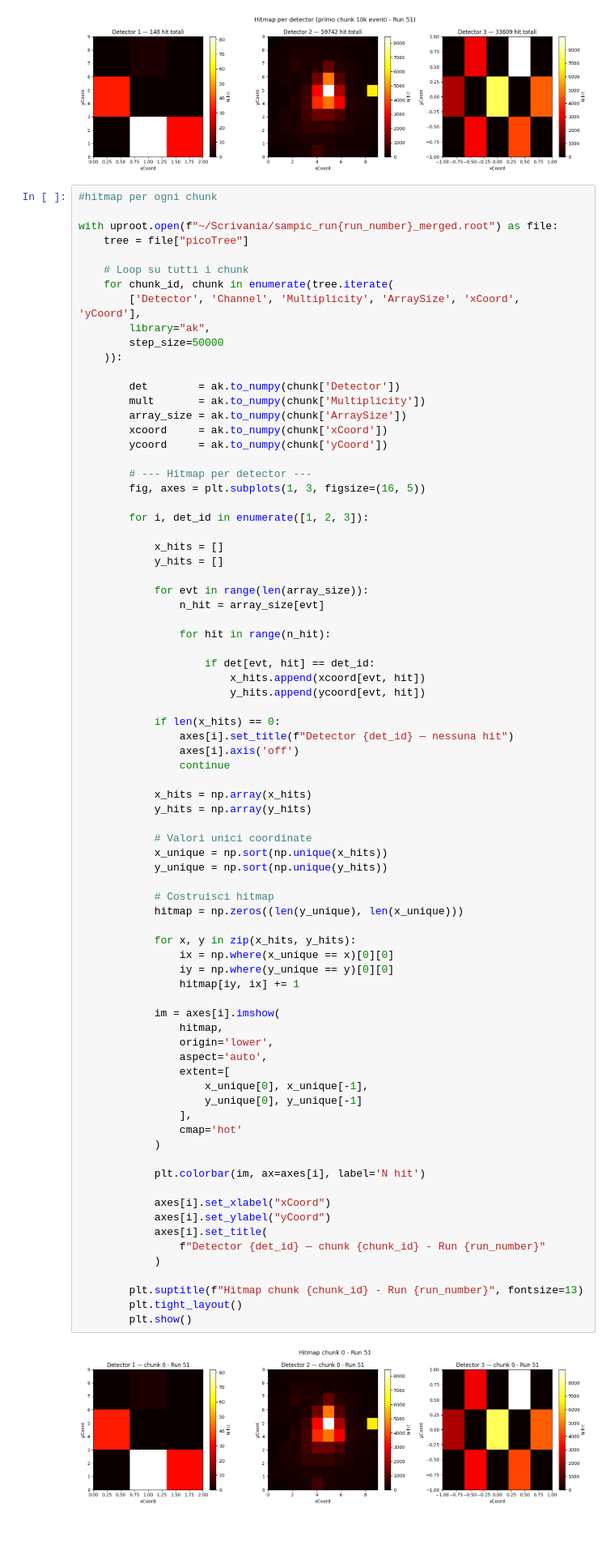
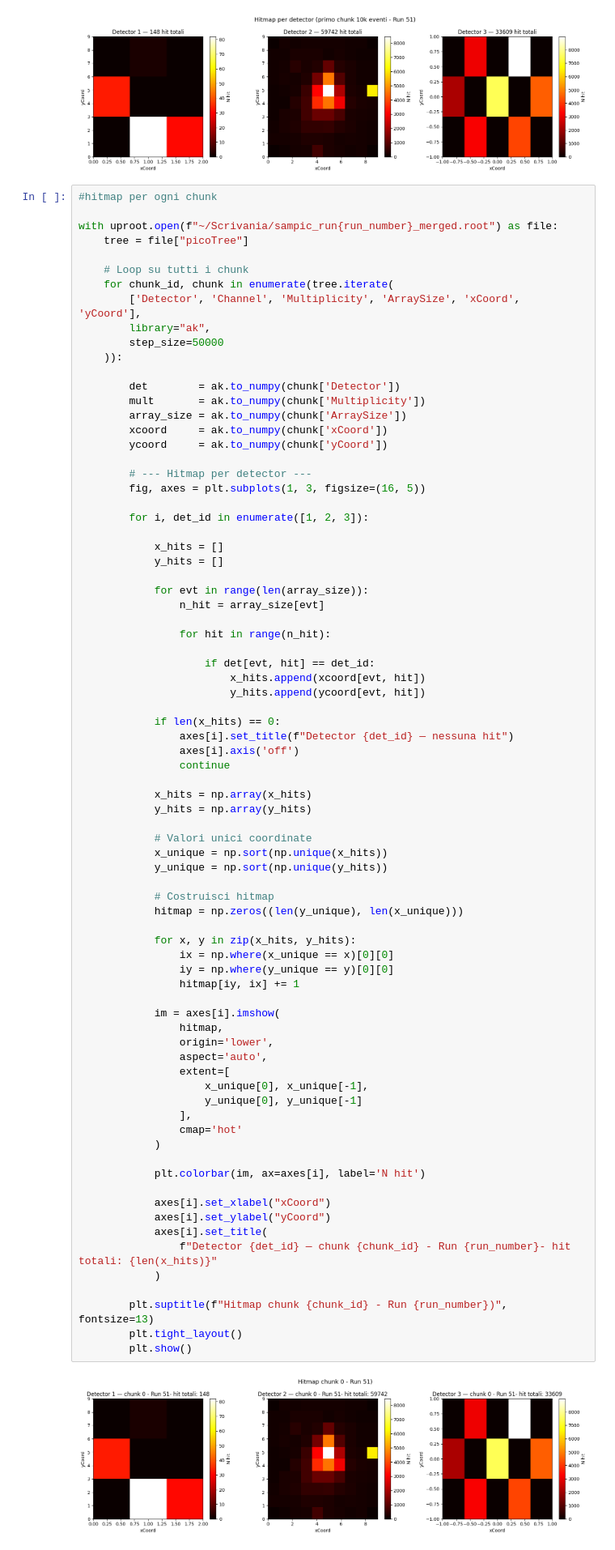
Before and after one commit to annascanu/TestbeamAnalysis, a Jupyter notebook: src/april_26_tb/waveform_analysis_pandas.ipynb, the cells around one changed output. Shown at 81% size. Drawn from its saved outputs; the diff is of its cells as text.

```diff
--- a/src/april_26_tb/waveform_analysis_pandas.ipynb
+++ b/src/april_26_tb/waveform_analysis_pandas.ipynb
@@ -235,33 +235,33 @@ with uproot.open(f"~/Scrivania/sampic_run{run_number}_merged.root") as file:
 
             # Costruisci hitmap
             hitmap = np.zeros((len(y_unique), len(x_unique)))
 
             for x, y in zip(x_hits, y_hits):
                 ix = np.where(x_unique == x)[0][0]
                 iy = np.where(y_unique == y)[0][0]
                 hitmap[iy, ix] += 1
 
             im = axes[i].imshow(
                 hitmap,
                 origin='lower',
                 aspect='auto',
                 extent=[
                     x_unique[0], x_unique[-1],
                     y_unique[0], y_unique[-1]
                 ],
                 cmap='hot'
             )
 
             plt.colorbar(im, ax=axes[i], label='N hit')
 
             axes[i].set_xlabel("xCoord")
             axes[i].set_ylabel("yCoord")
             axes[i].set_title(
-                f"Detector {det_id} — chunk {chunk_id} - Run {run_number}"
+                f"Detector {det_id} — chunk {chunk_id} - Run {run_number}- hit totali: {len(x_hits)}"
             )
 
-        plt.suptitle(f"Hitmap chunk {chunk_id} - Run {run_number}", fontsize=13)
+        plt.suptitle(f"Hitmap chunk {chunk_id} - Run {run_number})", fontsize=13)
         plt.tight_layout()
         plt.show()
 # %% [output]
-[figure, old version]
+[figure, new version]
```
Also changed, not shown: parts of 9 cells of this notebook, 6 other files.
